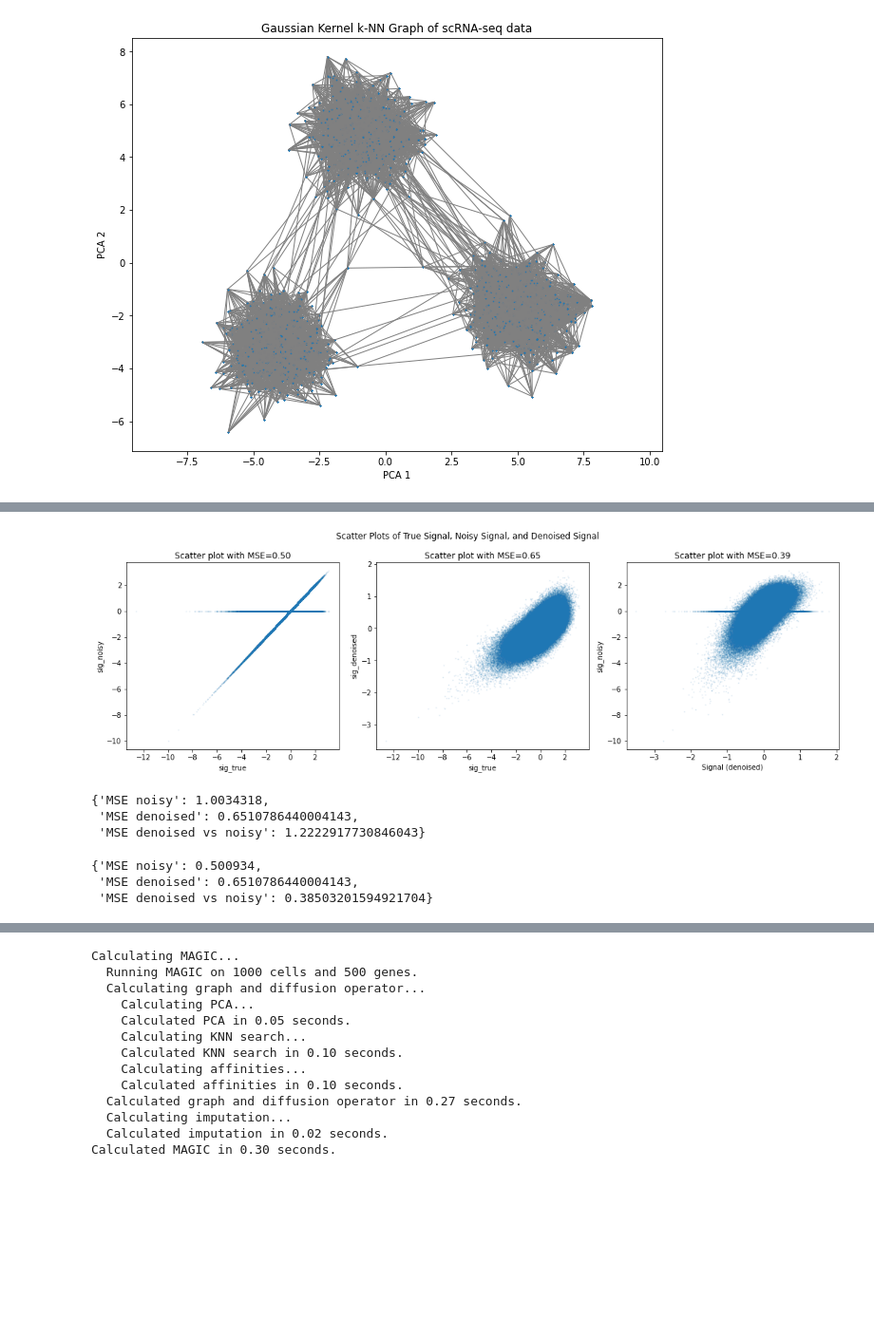
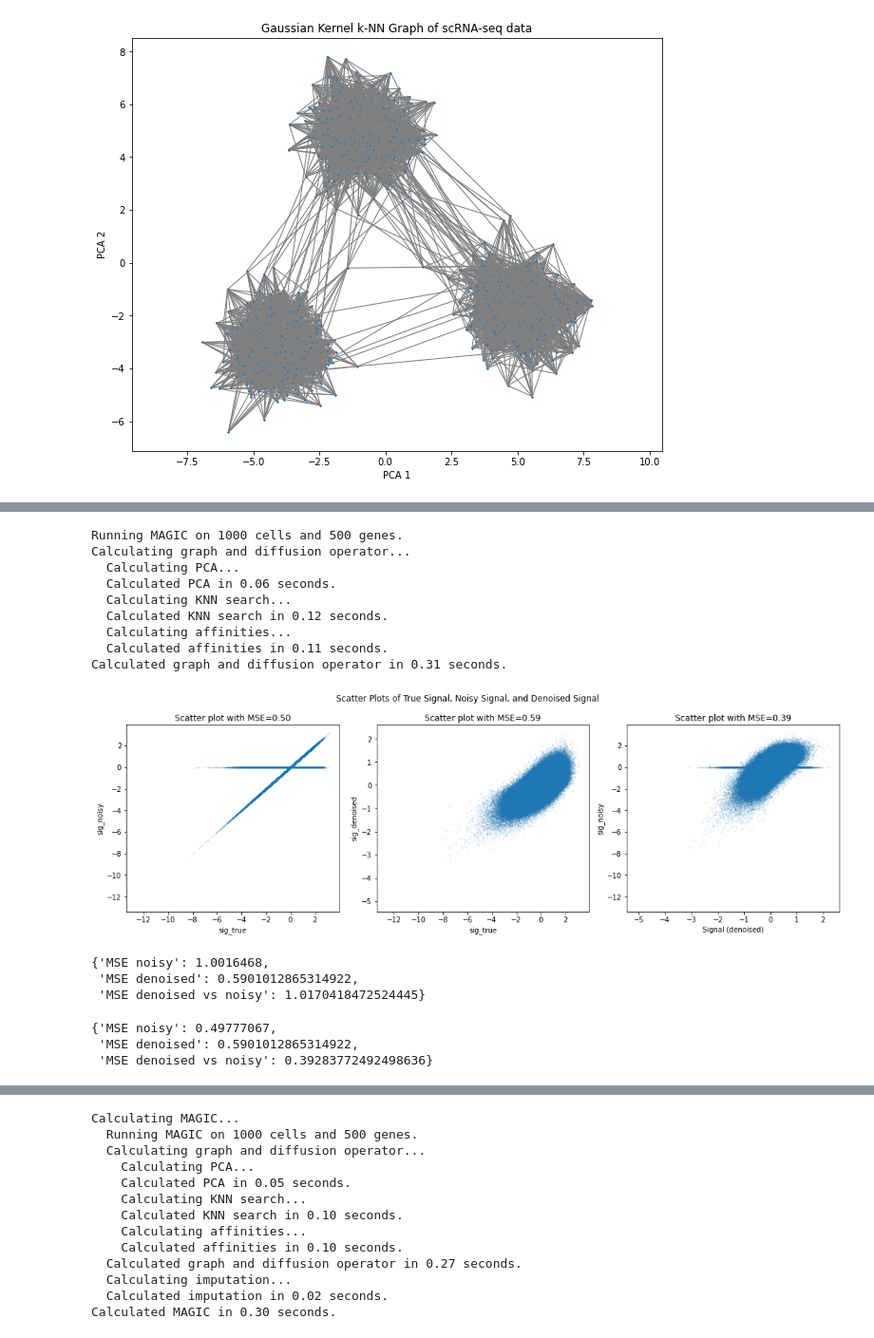
Before and after one commit to samjleone/Spectral-Denoising, a Jupyter notebook: experiment_blob_graph.ipynb, the cells around one changed output, grey strips where cells are left out. Shown at 95% size. Cells and saved outputs as stored; diff of their text form; code cells hidden in the pictures; blank space fills up the shorter version.

```diff
--- a/experiment_blob_graph.ipynb
+++ b/experiment_blob_graph.ipynb
@@ -26,5 +40,6 @@ adata_bernoulli = add_noise(adata, noise_type='bernoulli', probability=0.5)
 # %%
-pygsp_graph = get_graph(adata_gaussian)
+# pygsp_graph = get_graph(adata_gaussian)
+pygsp_graph = get_graph_magic(adata_gaussian)
 sig_denoised_gaussian = denoise_experiment(pygsp_graph, adata_gaussian.X, 'gaussian')
 mse_dict_gaussian = compare_denoised_signal(adata.X, adata_gaussian.X, sig_denoised_gaussian)
 # %% [output]
@@ -33,19 +57,29 @@ mse_dict_gaussian = compare_denoised_signal(adata.X, adata_gaussian.X, sig_denoi
 # %%
-pygsp_graph = get_graph(adata_bernoulli)
+# pygsp_graph = get_graph(adata_bernoulli)
+pygsp_graph = get_graph_magic(adata_bernoulli)
 sig_denoised_bernoulli = denoise_experiment(pygsp_graph, adata_bernoulli.X, 'bernoulli')
 mse_dict_bernoulli = compare_denoised_signal(adata.X, adata_bernoulli.X, sig_denoised_gaussian)
 # %% [output]
+Running MAGIC on 1000 cells and 500 genes.
+Calculating graph and diffusion operator...
+  Calculating PCA...
+  Calculated PCA in 0.06 seconds.
+  Calculating KNN search...
+  Calculated KNN search in 0.12 seconds.
+  Calculating affinities...
+  Calculated affinities in 0.11 seconds.
+Calculated graph and diffusion operator in 0.31 seconds.
-[figure, old version]
+[figure, new version]
 # %%
 mse_dict_gaussian
 # %% [output]
-{'MSE noisy': 1.0034318,
- 'MSE denoised': 0.6510786440004143,
- 'MSE denoised vs noisy': 1.2222917730846043}
+{'MSE noisy': 1.0016468,
+ 'MSE denoised': 0.5901012865314922,
+ 'MSE denoised vs noisy': 1.0170418472524445}
 # %%
 mse_dict_bernoulli
 # %% [output]
-{'MSE noisy': 0.500934,
- 'MSE denoised': 0.6510786440004143,
- 'MSE denoised vs noisy': 0.38503201594921704}
+{'MSE noisy': 0.49777067,
+ 'MSE denoised': 0.5901012865314922,
+ 'MSE denoised vs noisy': 0.39283772492498636}
 # %%
```
Also changed, not shown: parts of 8 cells of this notebook, 3 other files.
